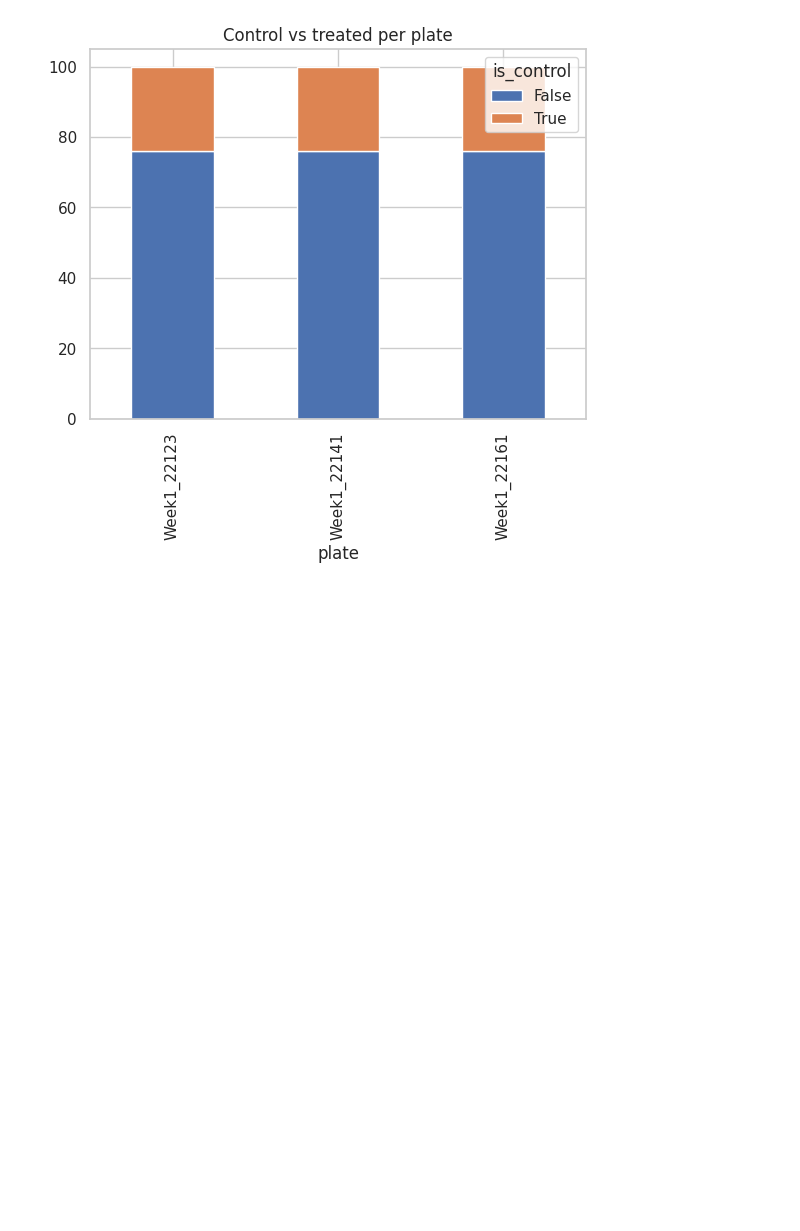
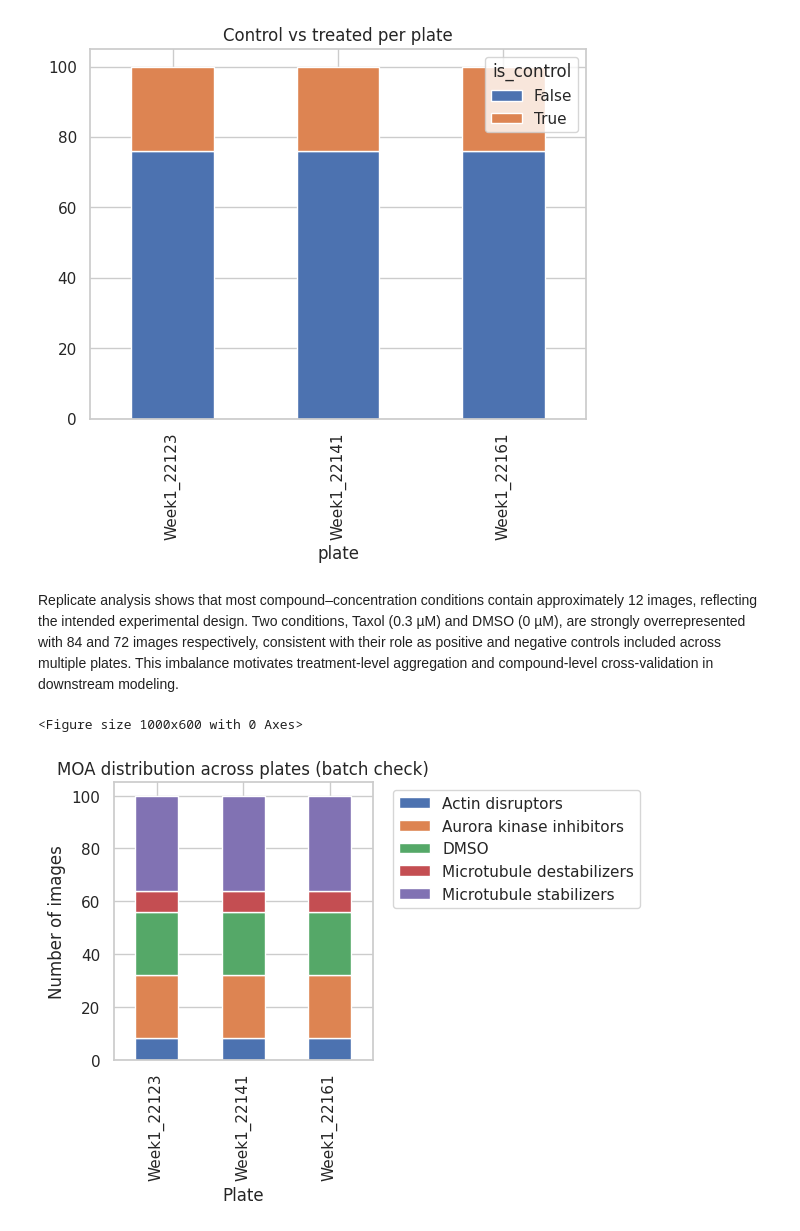
Before and after one commit to saamm/microscopy_self_supervised_learning, a Jupyter notebook: notebooks/2_metadata_analysis.ipynb, the cells around one changed output. Drawn from its saved outputs; the diff is of its cells as text; code cells hidden in the pictures; blank space fills up the shorter version.

```diff
--- a/notebooks/2_metadata_analysis.ipynb
+++ b/notebooks/2_metadata_analysis.ipynb
@@ -69,7 +69,7 @@ full_meta.to_csv(
     index=False
 )
 # %%
-metadata_with_moa = pd.read_csv("/content/drive/MyDrive/Colab Notebooks/microscopy_self_supervised_learning/data/metadata/metadata_with_moa.csv")
+metadata_with_moa = pd.read_csv("/content/drive/MyDrive/Colab Notebooks/microscopy_self_supervised_learning/processed/metadata/metadata_with_moa.csv")
 metadata_with_moa.head(3)
 # %% [output]
 |  | Unnamed: 0 | TableNumber | ImageNumber | Image_FileName_DAPI | Image_PathName_DAPI | Image_FileName_Tubulin | ... |
@@ -262,3 +262,20 @@ plt.title("Control vs treated per plate")
 # %% [output]
 Text(0.5, 1.0, 'Control vs treated per plate')
 [figure]
+# %% [markdown]
+Replicate analysis shows that most compound–concentration conditions contain approximately 12 images, reflecting the intended experimental design. Two conditions, Taxol (0.3 µM) and DMSO (0 µM), are strongly overrepresented with 84 and 72 images respectively, consistent with their role as positive and negative controls included across multiple plates. This imbalance motivates treatment-level aggregation and compound-level cross-validation in downstream modeling.
+# %%
+# Plot: MOA vs Plate (batch bias check)
+plate_moa = metadata_with_moa.groupby(['plate','moa']).size().unstack(fill_value=0)
+
+plt.figure(figsize=(10,6))
+plate_moa.plot(kind='bar', stacked=True)
+plt.title("MOA distribution across plates (batch check)")
+plt.xlabel("Plate")
+plt.ylabel("Number of images")
+plt.legend(bbox_to_anchor=(1.05,1), loc='upper left')
+plt.tight_layout()
+plt.show()
+# %% [output]
+<Figure size 1000x600 with 0 Axes>
+[figure, added]
```
Also changed, not shown: parts of 2 cells of this notebook.
